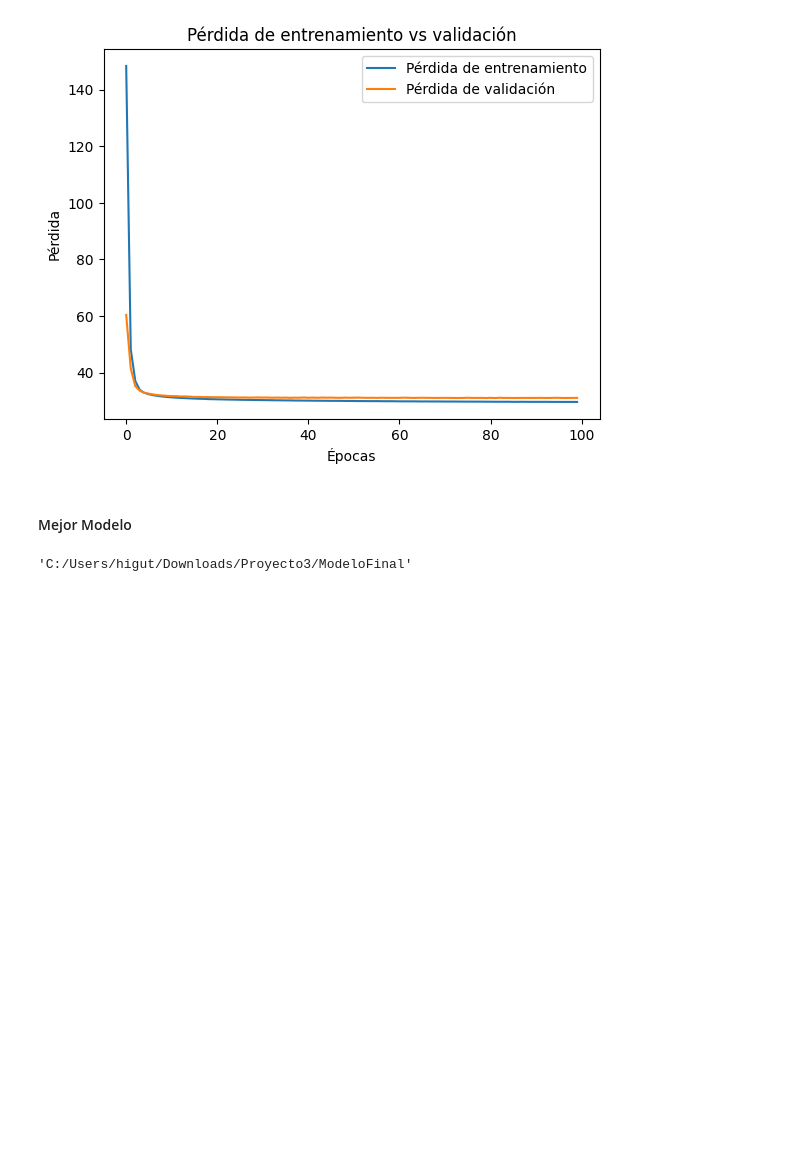
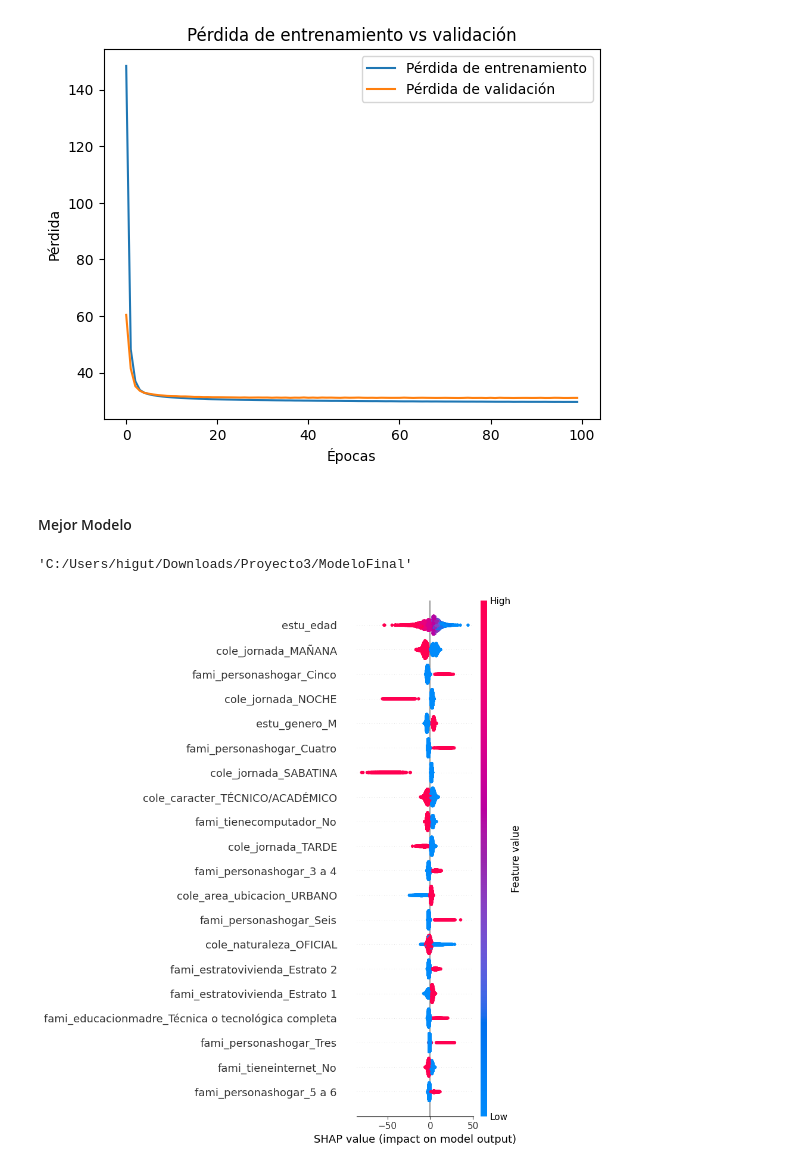
Before and after one commit to Marcocruz88/Repositoriopro3, a Jupyter notebook: Modelo.ipynb, the cells around one changed output. Cells and saved outputs as stored; diff of their text form; code cells hidden in the pictures; blank space fills up the shorter version.

```diff
--- a/Modelo.ipynb
+++ b/Modelo.ipynb
@@ -1098,3 +1099,9 @@ M7.save("ModeloFinal.keras")
 shutil.move("ModeloFinal.keras", "C:/Users/higut/Downloads/Proyecto3/ModeloFinal")
 # %% [output]
 'C:/Users/higut/Downloads/Proyecto3/ModeloFinal'
+# %%
+explainer = shap.Explainer(M7, X_train[:100])
+shap_values = explainer(X_test)
+shap.summary_plot(shap_values, X_test)
+# %% [output]
+[figure, added]
```
Also changed, not shown: parts of 2 cells of this notebook, 19 other files.
